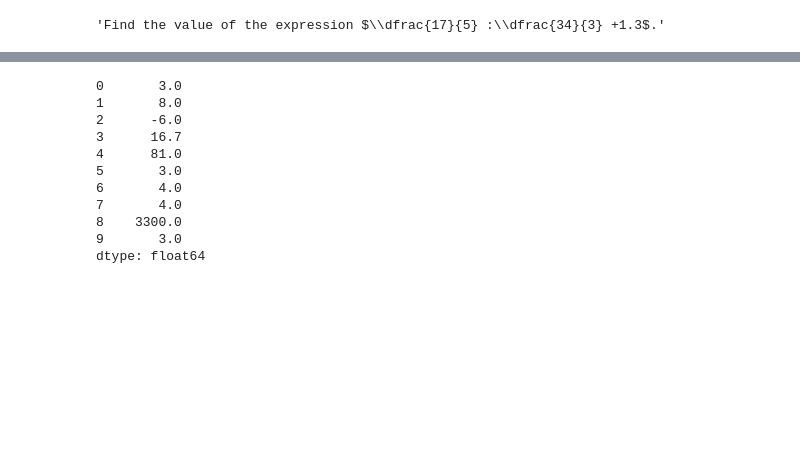
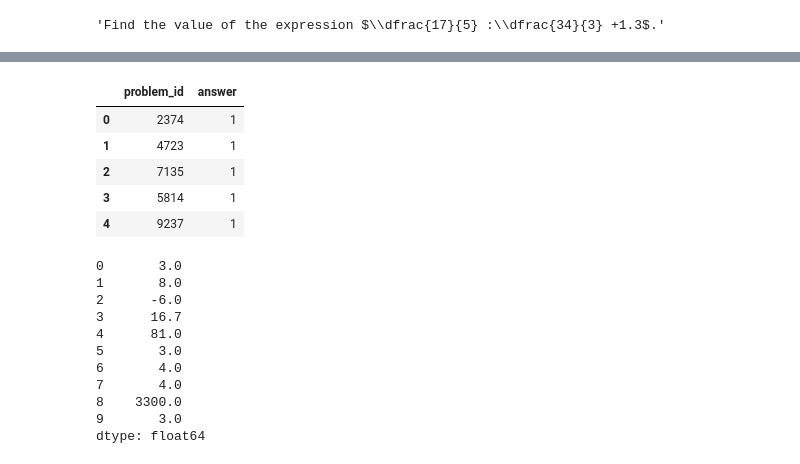
Before and after one commit to dkulemin/llm-zoomcamp-2024-competition, a Jupyter notebook: notebooks/test_ollama.ipynb, the cells around one changed output, grey strips where cells are left out. Drawn from its saved outputs; the diff is of its cells as text; code cells hidden in the pictures; blank space fills up the shorter version.

```diff
--- a/notebooks/test_ollama.ipynb
+++ b/notebooks/test_ollama.ipynb
@@ -210,3 +284,22 @@ train_df.iloc[:1]['problem_text'].item()
+# %%
+preds = (
+    train_df
+    .reset_index()
+    .groupby(['index', 'problem_id'], as_index=True)
+    # .progress_apply(lambda x: extract_numerical_answer(llm(x['problem_text'].item(), client=client).strip()))
+    .progress_apply(lambda x: 1)
+    .reset_index(name='answer')
+    [['problem_id', 'answer']]
+)
+# %%
+preds
+# %% [output]
+|  | problem_id | answer |
+| 0 | 2374 | 1 |
+| 1 | 4723 | 1 |
+| 2 | 7135 | 1 |
+| 3 | 5814 | 1 |
+| 4 | 9237 | 1 |
 # %%
 preds = (
     train_df
```
Also changed, not shown: parts of 11 cells of this notebook.
